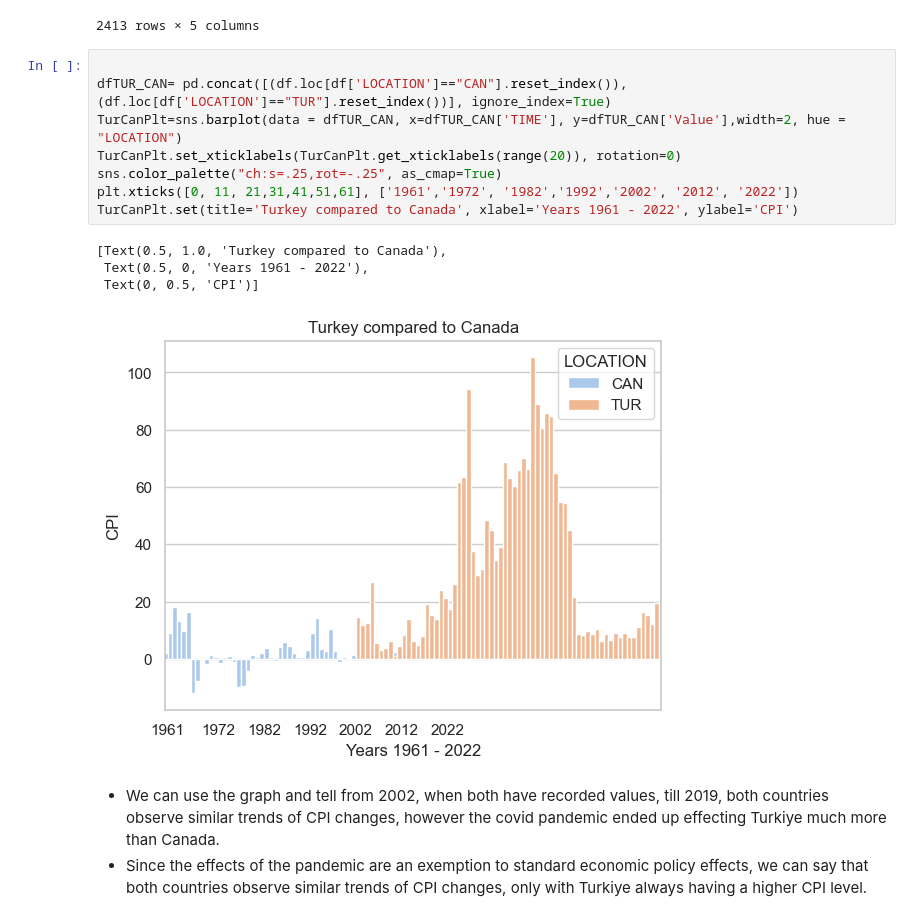
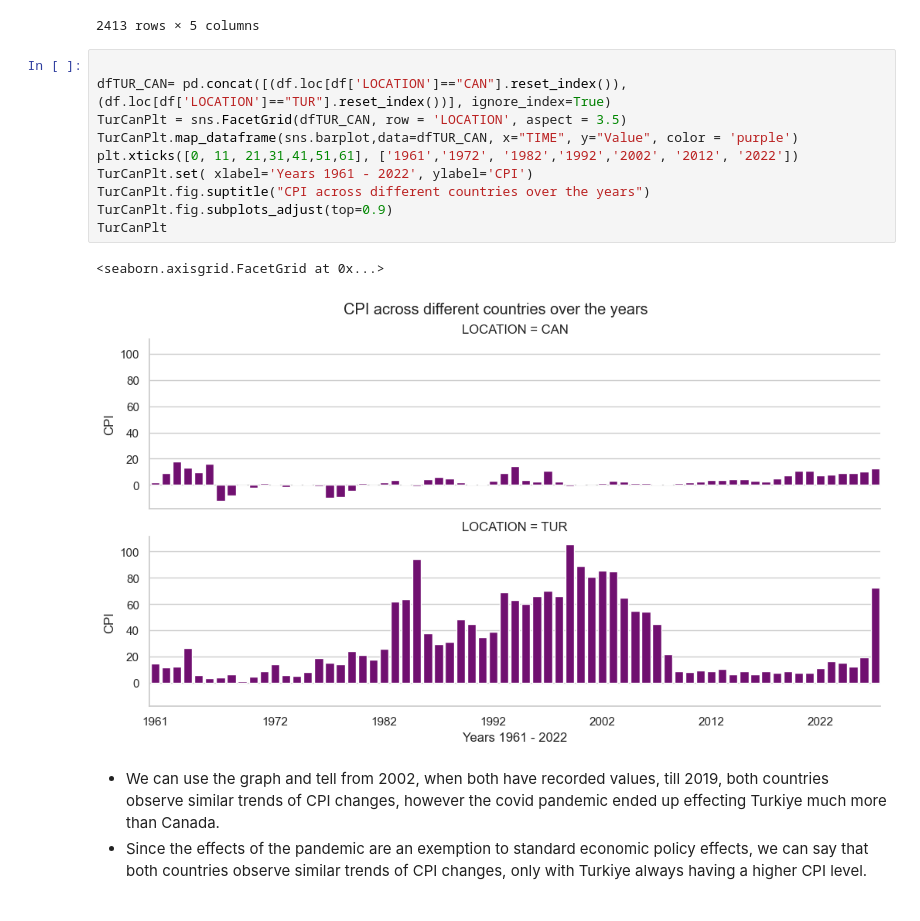
Before and after one commit to ubco-W2022T2-data301/project-group-group19, a Jupyter notebook: analysis/analysis3.ipynb, the cells around one changed output. Cells and saved outputs as stored; diff of their text form.

```diff
--- a/analysis/analysis3.ipynb
+++ b/analysis/analysis3.ipynb
@@ -194,16 +194,16 @@ df
 # %%
 
 dfTUR_CAN= pd.concat([(df.loc[df['LOCATION']=="CAN"].reset_index()), (df.loc[df['LOCATION']=="TUR"].reset_index())], ignore_index=True)
-TurCanPlt=sns.barplot(data = dfTUR_CAN, x=dfTUR_CAN['TIME'], y=dfTUR_CAN['Value'],width=2, hue = "LOCATION")
-TurCanPlt.set_xticklabels(TurCanPlt.get_xticklabels(range(20)), rotation=0)
-sns.color_palette("ch:s=.25,rot=-.25", as_cmap=True)
+TurCanPlt = sns.FacetGrid(dfTUR_CAN, row = 'LOCATION', aspect = 3.5)
+TurCanPlt.map_dataframe(sns.barplot,data=dfTUR_CAN, x="TIME", y="Value", color = 'purple')
 plt.xticks([0, 11, 21,31,41,51,61], ['1961','1972', '1982','1992','2002', '2012', '2022'])
-TurCanPlt.set(title='Turkey compared to Canada', xlabel='Years 1961 - 2022', ylabel='CPI')
+TurCanPlt.set( xlabel='Years 1961 - 2022', ylabel='CPI')
+TurCanPlt.fig.suptitle("CPI across different countries over the years")
+TurCanPlt.fig.subplots_adjust(top=0.9)
+TurCanPlt
 # %% [output]
-[Text(0.5, 1.0, 'Turkey compared to Canada'),
- Text(0.5, 0, 'Years 1961 - 2022'),
- Text(0, 0.5, 'CPI')]
+<seaborn.axisgrid.FacetGrid at 0x...>
-[figure, old version]
+[figure, new version]
 # %% [markdown]
 - We can use the graph and tell from 2002, when both have recorded values, till 2019, both countries observe similar trends of CPI changes, however the covid pandemic ended up effecting Turkiye much more than Canada.
 - Since the effects of the pandemic are an exemption to standard economic policy effects, we can say that both countries observe similar trends of CPI changes, only with Turkiye always having a higher CPI level.
```
Also changed, not shown: parts of 5 cells of this notebook, 5 other files.
